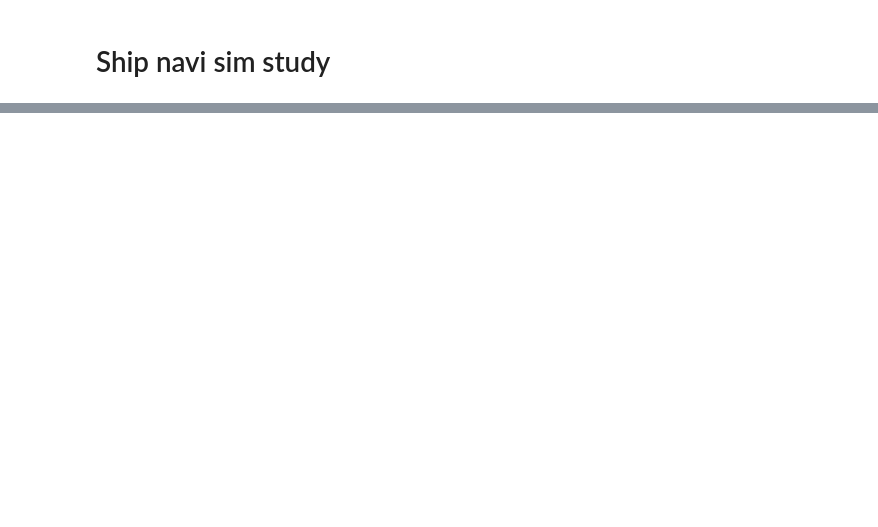
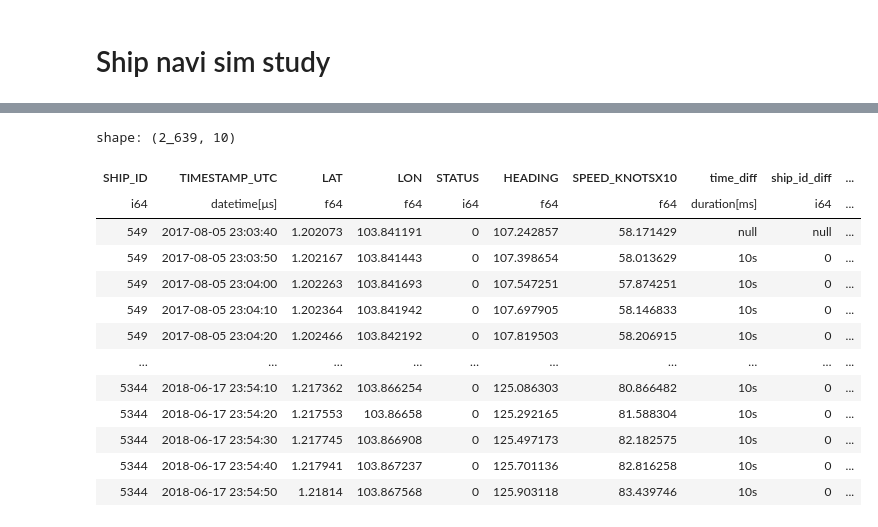
Before and after one commit to TechInTerh/ShipNaviSim-play, a Jupyter notebook: play_shipnavisim.ipynb, the cells around one changed output, grey strips where cells are left out. Saved outputs shown, nothing was run; the diff lists cells and outputs as text; code cells hidden in the pictures; blank space fills up the shorter version.

```diff
--- a/play_shipnavisim.ipynb
+++ b/play_shipnavisim.ipynb
@@ -244,0 +64,7 @@ SystemExit: 2
+# %%
+df = pl.scan_csv(position_file_pattern,
+                        separator=";",
+                        null_values=["","NULL"],
+                        try_parse_dates=True).unique(subset=[SHIP_ID_COL, TIME_UTC_COL]).sort(by=[SHIP_ID_COL,TIME_UTC_COL]).collect()
+ # Remove duplicates based on SHIP_ID and TIMESTAMP_UTC
+df
@@ -244,0 +86,36 @@ SystemExit: 2
+# %%
+threshold = timedelta(minutes=30)
+
+# Create a new column for the time difference
+# Equivalent to do a shift()
+df = df.with_columns([
+    pl.col(TIME_UTC_COL).diff().dt.cast_time_unit('ms').alias('time_diff'),
+    pl.col(SHIP_ID_COL).diff().alias('ship_id_diff')
+])
+
+# Create a chunk_id column if
+# - Different ship ID
+# - A seperation threshold of at least 1800 seconds (30 minutes)
+df = df.with_columns([
+    pl.when((pl.col('time_diff') > threshold) | (pl.col('ship_id_diff') != 0))
+    .then(1)
+    .otherwise(0)
+    .cum_sum()
+    .alias(CHUNK_ID_COL)
+])
+df
+# %% [output]
+shape: (2_639, 10)
+| SHIP_ID | TIMESTAMP_UTC | LAT | LON | STATUS | HEADING | SPEED_KNOTSX10 | time_diff | ship_id_diff | ... |
+| i64 | datetime[μs] | f64 | f64 | i64 | f64 | f64 | duration[ms] | i64 | ... |
+| 549 | 2017-08-05 23:03:40 | 1.202073 | 103.841191 | 0 | 107.242857 | 58.171429 | null | null | ... |
+| 549 | 2017-08-05 23:03:50 | 1.202167 | 103.841443 | 0 | 107.398654 | 58.013629 | 10s | 0 | ... |
+| 549 | 2017-08-05 23:04:00 | 1.202263 | 103.841693 | 0 | 107.547251 | 57.874251 | 10s | 0 | ... |
+| 549 | 2017-08-05 23:04:10 | 1.202364 | 103.841942 | 0 | 107.697905 | 58.146833 | 10s | 0 | ... |
+| 549 | 2017-08-05 23:04:20 | 1.202466 | 103.842192 | 0 | 107.819503 | 58.206915 | 10s | 0 | ... |
+| … | … | … | … | … | … | … | … | … | ... |
+| 5344 | 2018-06-17 23:54:10 | 1.217362 | 103.866254 | 0 | 125.086303 | 80.866482 | 10s | 0 | ... |
+| 5344 | 2018-06-17 23:54:20 | 1.217553 | 103.86658 | 0 | 125.292165 | 81.588304 | 10s | 0 | ... |
+| 5344 | 2018-06-17 23:54:30 | 1.217745 | 103.866908 | 0 | 125.497173 | 82.182575 | 10s | 0 | ... |
+| 5344 | 2018-06-17 23:54:40 | 1.217941 | 103.867237 | 0 | 125.701136 | 82.816258 | 10s | 0 | ... |
+| 5344 | 2018-06-17 23:54:50 | 1.21814 | 103.867568 | 0 | 125.903118 | 83.439746 | 10s | 0 | ... |
```
Also changed, not shown: parts of 35 cells of this notebook, 1 other file.
